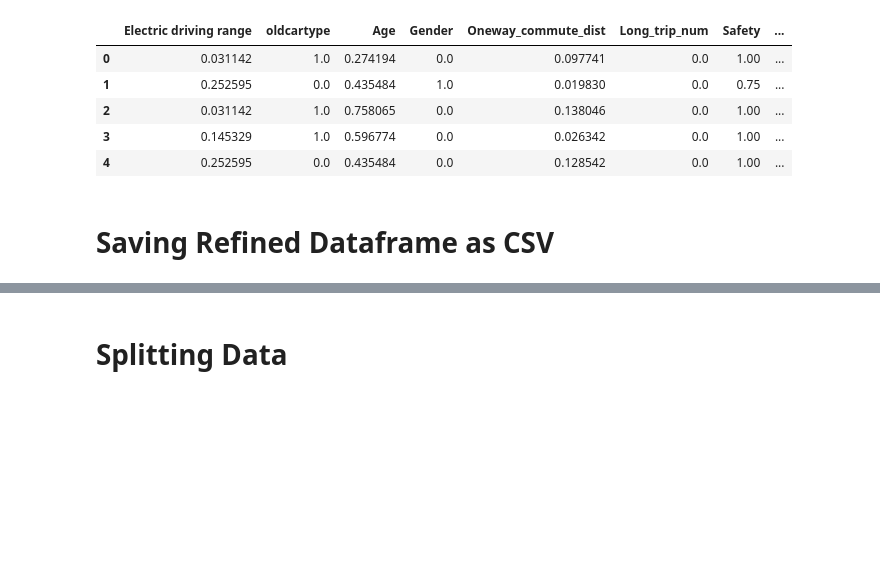
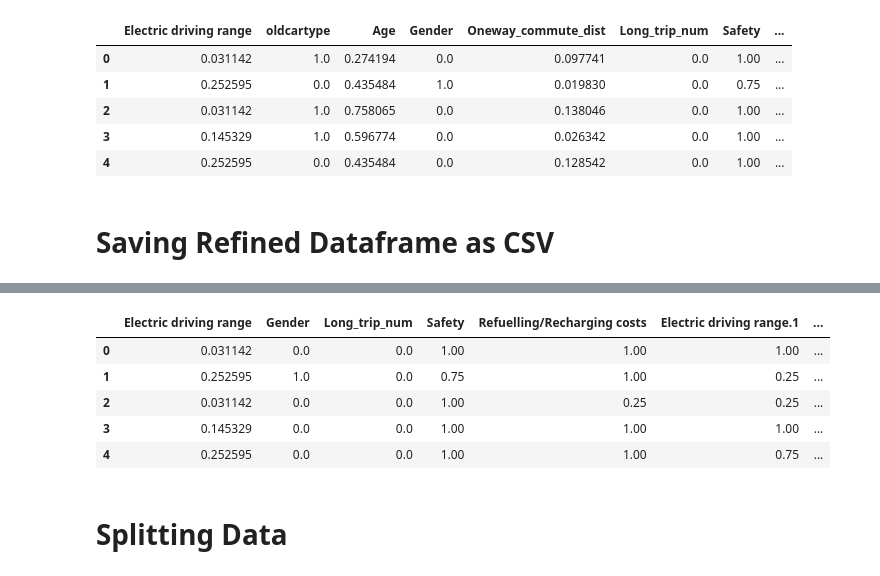
Before and after one commit to Taslim-M/EV-Customer-Discontinuation, a Jupyter notebook: version2/DataCleaningPrep.ipynb, the cells around one changed output, grey strips where cells are left out. Drawn from its saved outputs; the diff is of its cells as text; code cells hidden in the pictures; blank space fills up the shorter version.

```diff
--- a/version2/DataCleaningPrep.ipynb
+++ b/version2/DataCleaningPrep.ipynb
@@ -550,3 +673,13 @@ df2.to_csv('Data/REFINED_Discontinaunce_of_PEVs_in_California_Data_2021.03.01.cs
+# %%
+df2.drop(['Oneway_commute_dist','Environmental impacts', 'Reliability'], axis=1, inplace=True)
+df2.head()
+# %% [output]
+|  | Electric driving range | Gender | Long_trip_num | Safety | Refuelling/Recharging costs | Electric driving range.1 | ... |
+| 0 | 0.031142 | 0.0 | 0.0 | 1.00 | 1.00 | 1.00 | ... |
+| 1 | 0.252595 | 1.0 | 0.0 | 0.75 | 1.00 | 0.25 | ... |
+| 2 | 0.031142 | 0.0 | 0.0 | 1.00 | 0.25 | 0.25 | ... |
+| 3 | 0.145329 | 0.0 | 0.0 | 1.00 | 1.00 | 1.00 | ... |
+| 4 | 0.252595 | 0.0 | 0.0 | 1.00 | 1.00 | 0.75 | ... |
 # %% [markdown]
 # Splitting Data
 # %%
```
Also changed, not shown: parts of 18 cells of this notebook, 8 other files.
